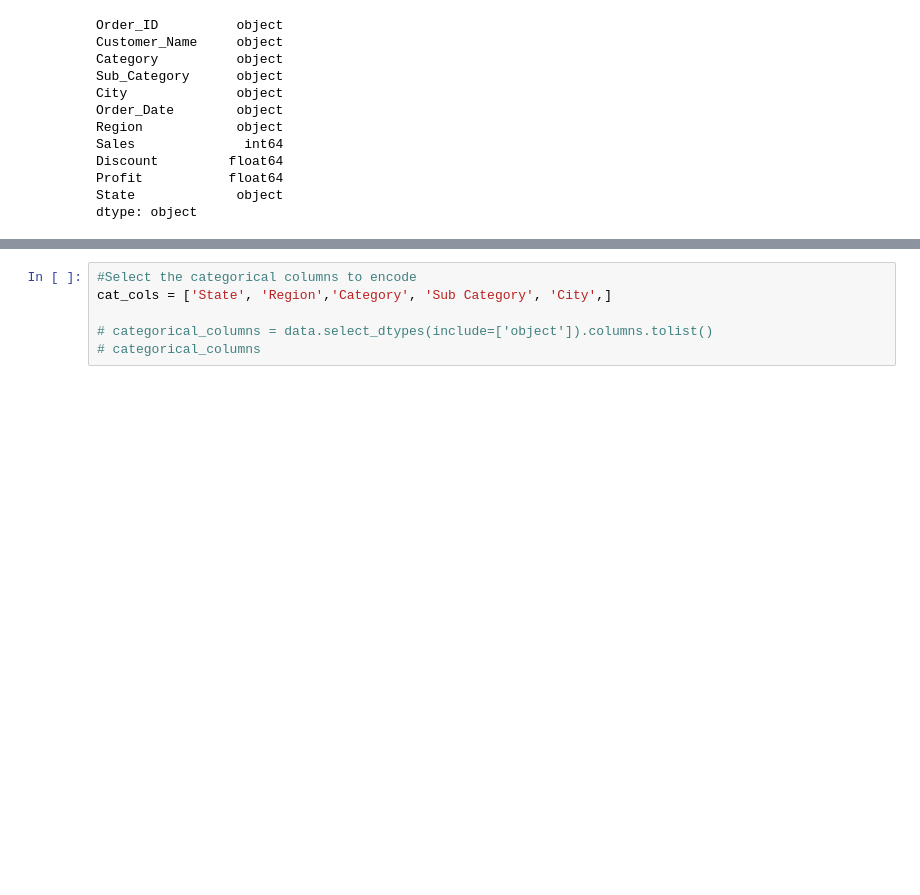
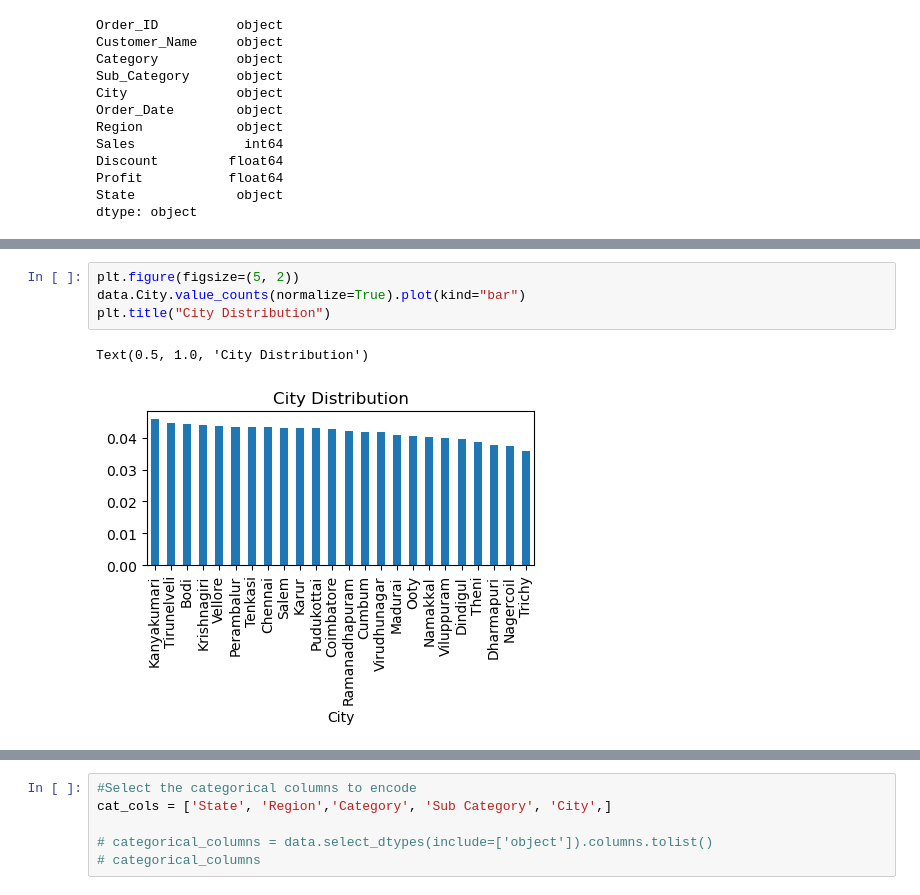
Before and after one commit to Naftal-Rainer/FMCG-Retail-Analytics, a Jupyter notebook: retail_analysis.ipynb, the cells around one changed output, grey strips where cells are left out. Saved outputs shown, nothing was run; the diff lists cells and outputs as text; blank space fills up the shorter version.

```diff
--- a/retail_analysis.ipynb
+++ b/retail_analysis.ipynb
@@ -135,0 +171,7 @@ ValueError: time data "4/15/2018" doesn't match format "%m-%d-%Y", at position 4
+# %%
+plt.figure(figsize=(5, 2))
+data.City.value_counts(normalize=True).plot(kind="bar")
+plt.title("City Distribution")
+# %% [output]
+Text(0.5, 1.0, 'City Distribution')
+[figure, added]
```
Also changed, not shown: parts of 11 cells of this notebook.
